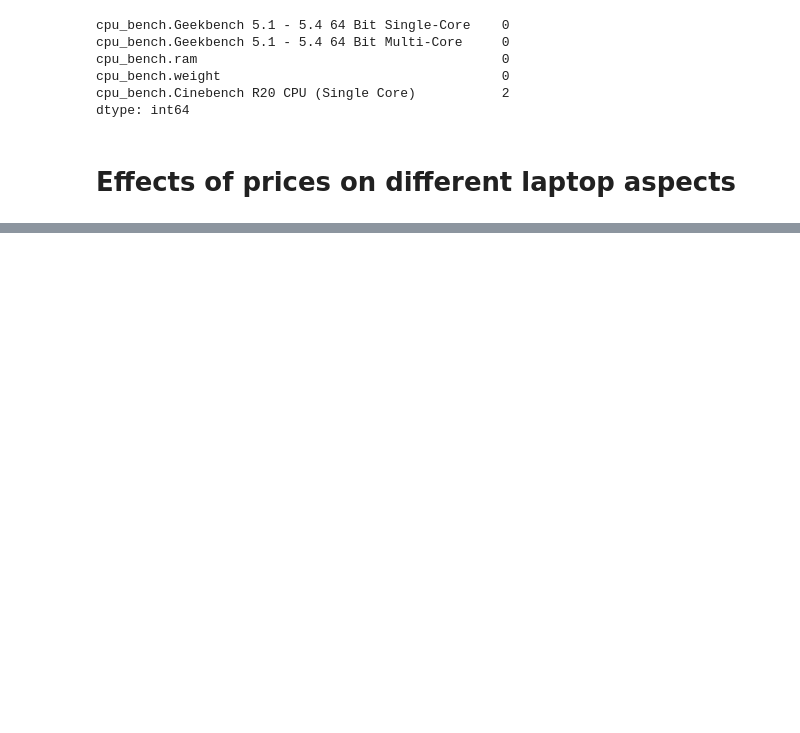
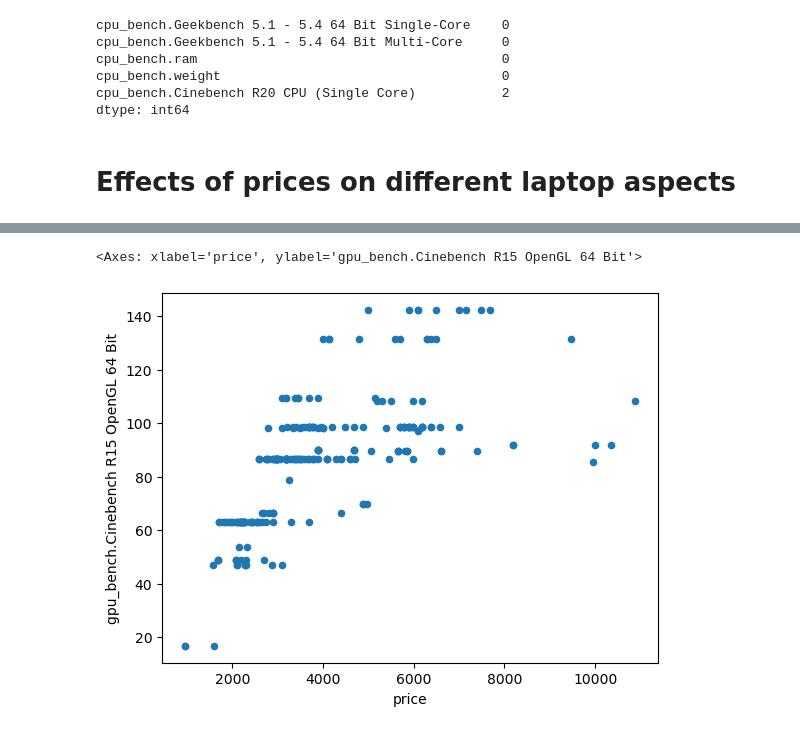
Before and after one commit to nickBes/favory, a Jupyter notebook: research/selection-method/notebook.ipynb, the cells around one changed output, grey strips where cells are left out. Saved outputs shown, nothing was run; the diff lists cells and outputs as text; code cells hidden in the pictures; blank space fills up the shorter version.

```diff
--- a/research/selection-method/notebook.ipynb
+++ b/research/selection-method/notebook.ipynb
@@ -49,0 +58,5 @@ dtype: int64
+# %%
+df.plot.scatter(x="price", y="gpu_bench.Cinebench R15 OpenGL 64 Bit")
+# %% [output]
+<Axes: xlabel='price', ylabel='gpu_bench.Cinebench R15 OpenGL 64 Bit'>
+[figure, added]
```
Also changed, not shown: parts of 5 cells of this notebook.
